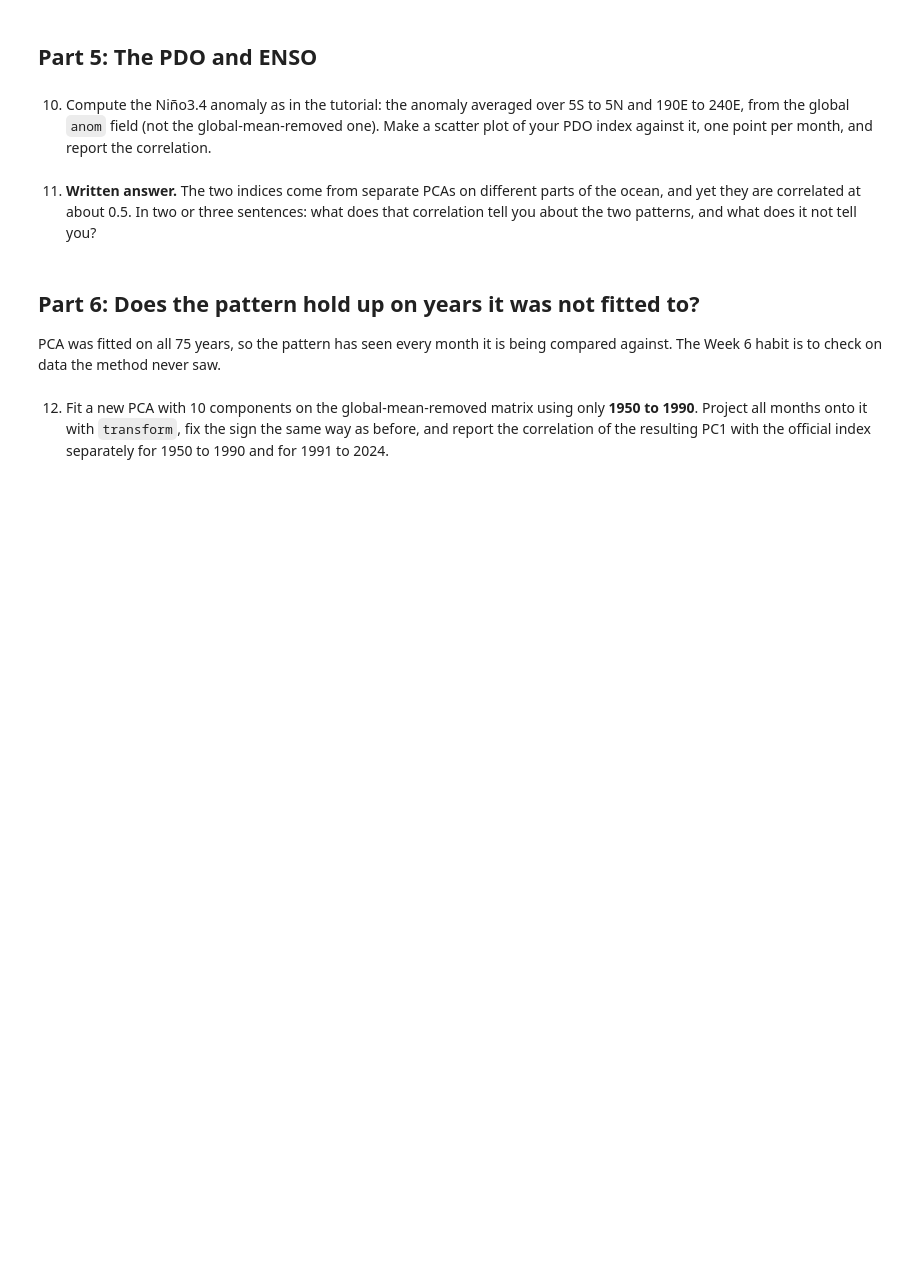
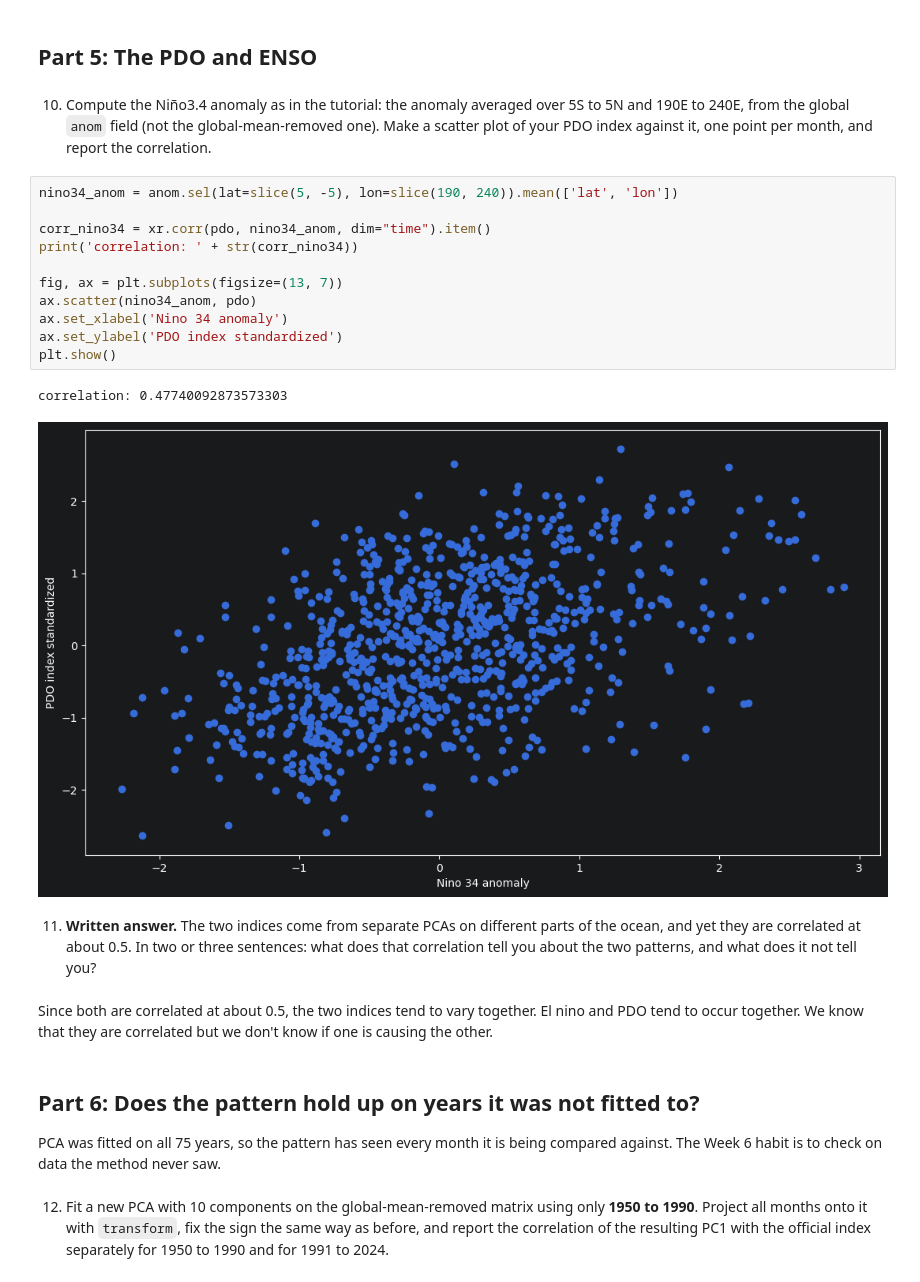
Before and after one commit to deborahteo/ml4climate2026, a Jupyter notebook: Assignment7.ipynb, the cells around one changed output. Saved outputs shown, nothing was run; the diff lists cells and outputs as text; blank space fills up the shorter version.

```diff
--- a/Assignment7.ipynb
+++ b/Assignment7.ipynb
@@ -209,8 +238,24 @@ print(pdo_official.head(3)); print(len(pdo_official), "months")
 ## Part 5: The PDO and ENSO
 # %% [markdown]
 10) Compute the Niño3.4 anomaly as in the tutorial: the anomaly averaged over 5S to 5N and 190E to 240E, from the global `anom` field (not the global-mean-removed one). Make a scatter plot of your PDO index against it, one point per month, and report the correlation.
+# %%
+nino34_anom = anom.sel(lat=slice(5, -5), lon=slice(190, 240)).mean(['lat', 'lon'])
+
+corr_nino34 = xr.corr(pdo, nino34_anom, dim="time").item()
+print('correlation: ' + str(corr_nino34))
+
+fig, ax = plt.subplots(figsize=(13, 7))
+ax.scatter(nino34_anom, pdo)
+ax.set_xlabel('Nino 34 anomaly')
+ax.set_ylabel('PDO index standardized')
+plt.show()
+# %% [output]
+correlation: 0.47740092873573303
+[figure, added]
 # %% [markdown]
 11) **Written answer.** The two indices come from separate PCAs on different parts of the ocean, and yet they are correlated at about 0.5. In two or three sentences: what does that correlation tell you about the two patterns, and what does it not tell you?
+# %% [markdown]
+Since both are correlated at about 0.5, the two indices tend to vary together. El nino and PDO tend to occur together. We know that they are correlated but we don't know if one is causing the other.
 # %% [markdown]
 ## Part 6: Does the pattern hold up on years it was not fitted to?
 
```
Also changed, not shown: parts of 14 cells of this notebook.
